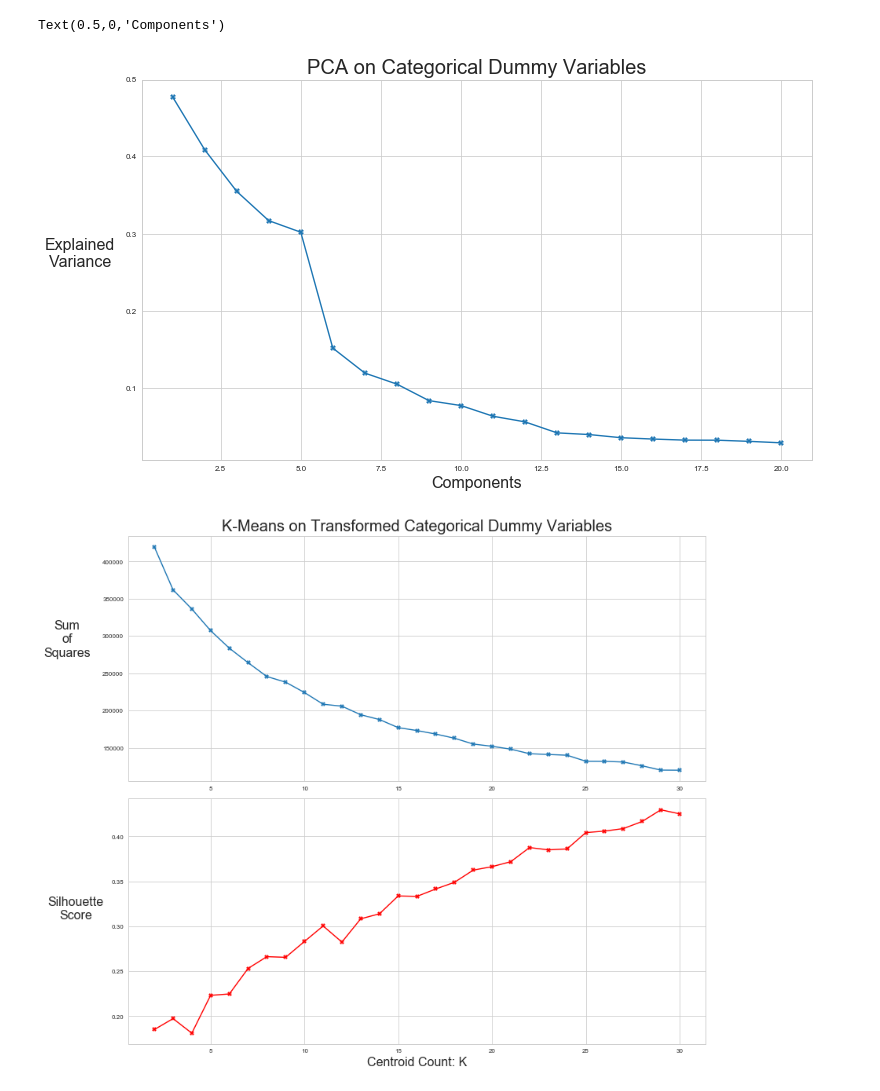
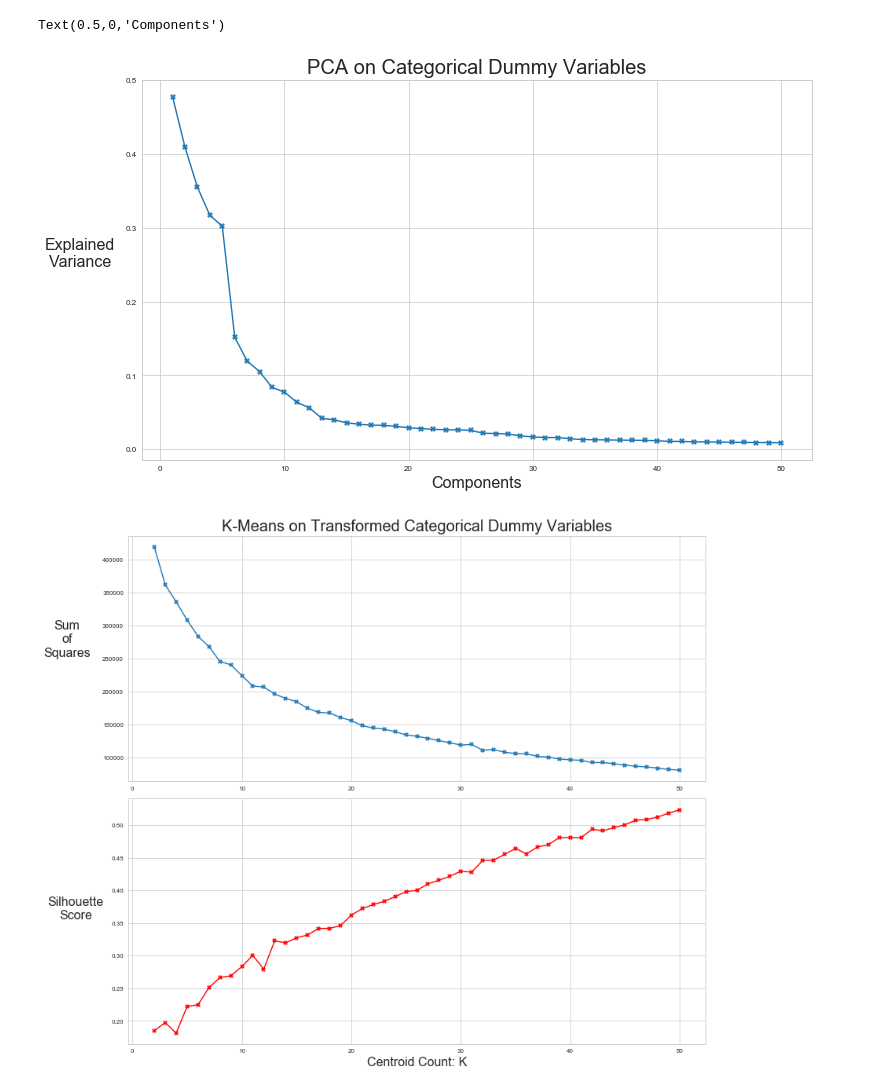
Before and after one commit to pandrewg/Lending-Club, a Jupyter notebook: analysis-pt5-categories.ipynb, the cells around one changed output. Drawn from its saved outputs; the diff is of its cells as text; code cells hidden in the pictures.

```diff
--- a/analysis-pt5-categories.ipynb
+++ b/analysis-pt5-categories.ipynb
@@ -221,17 +235,17 @@ pca = PCA(n_components=20).fit(features_train[catcolumns])
 # %%
 # there is a steep drop in EV on the 6th additional component. visual analysis suggests we project the features onto a
 # 5 dimensional subspace, but EV reduction does not level off until after around 12 dimensions. using 12 dimensions should be
-# computationally feasible. we will use 12 so as to not reduce the complexity too much (and risk losing information)
+# computationally feasible. we will use 12 instead of 5, to not reduce the complexity too much (and risk losing information)
 
 fig, ax = plt.subplots(1,1,figsize=(12,7))
 
-ax.plot(list(range(1,21)),pca.explained_variance_,'X-')
+ax.plot(list(range(1,51)),pca.explained_variance_,'X-')
 ax.set_title('PCA on Categorical Dummy Variables',fontsize=20)
 ax.set_ylabel('Explained\nVariance',fontsize=16,rotation=0,labelpad=45)
 ax.set_xlabel('Components',fontsize=16)
 # %% [output]
 Text(0.5,0,'Components')
-[figure, old version]
+[figure, new version]
 # %%
 pca = PCA(n_components=12).fit(features_train[catcolumns])
 # %%
@@ -272,22 +284,26 @@ for n in range(2,31):
 # %%
+# the computation takes a while to complete.. we save the results to eliminate the need to re-run
+
+#pd.DataFrame(ss).to_csv('./data/category-sum-of-squares.csv')
 #pd.DataFrame(sil_avgs).to_csv('./data/category-silhouette-avgs.csv')
 
+ss = list(pd.read_csv('./data/category-sum-of-squares.csv').drop('Unnamed: 0',axis=1)['0'])
 sil_avgs = list(pd.read_csv('./data/category-silhouette-avgs.csv').drop('Unnamed: 0',axis=1)['0'])
 # %%
 # there is not a very obvious choice for k using analysis of sum of squares reduction -- SoS seems to continue to decrease
-# without leveling off even after 30 centroids are used. silhouette score is equally difficult to use to conclude an
+# without leveling off even after 50 centroids are used. silhouette score is equally difficult to use to conclude an
 # optimal number of clusters--it seems to keep increasing (though not monotonically) with the cluster count
 
 fig, (ax1,ax2) = plt.subplots(2,1,figsize=(12,10))
 
-ax1.plot(list(range(2,31)),ss,'X-')
+ax1.plot(list(range(2,51)),ss,'X-')
 ax1.set_title('K-Means on Transformed Categorical Dummy Variables',fontsize=20)
 ax1.set_ylabel('Sum\nof\nSquares',fontsize=16,rotation=0,labelpad=45)
 
-ax2.plot(list(range(2,31)),sil_avgs,'Xr-')
+ax2.plot(list(range(2,51)),sil_avgs,'Xr-')
 ax2.set_ylabel('Silhouette\nScore',fontsize=16,rotation=0,labelpad=45)
 ax2.set_xlabel('Centroid Count: K',fontsize=16)
 
 plt.tight_layout()
 # %% [output]
-[figure, old version]
+[figure, new version]
```
Also changed, not shown: parts of 36 cells of this notebook, 3 other files.
